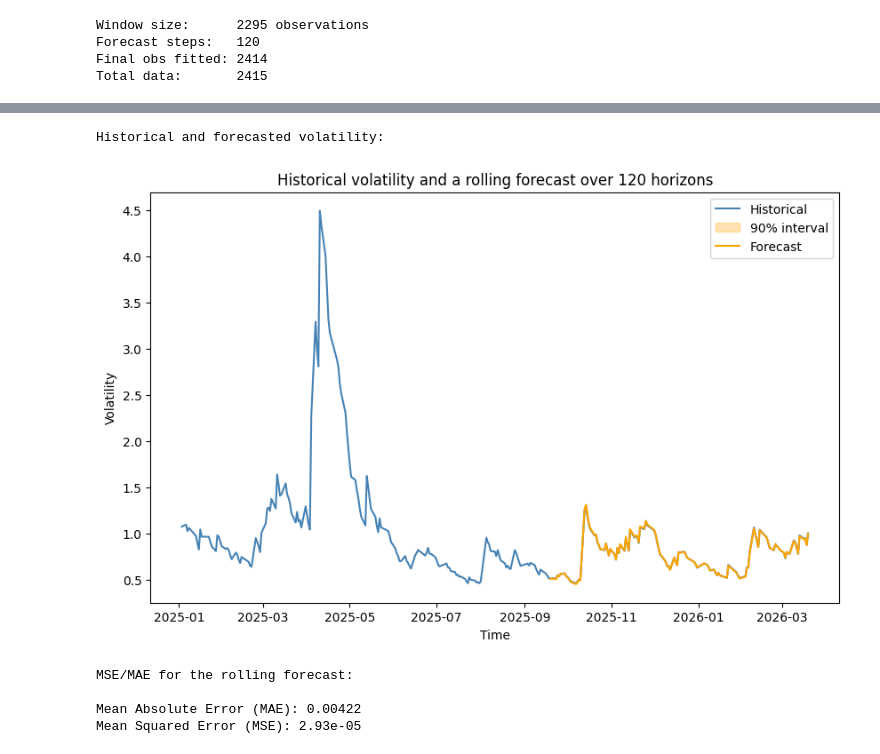
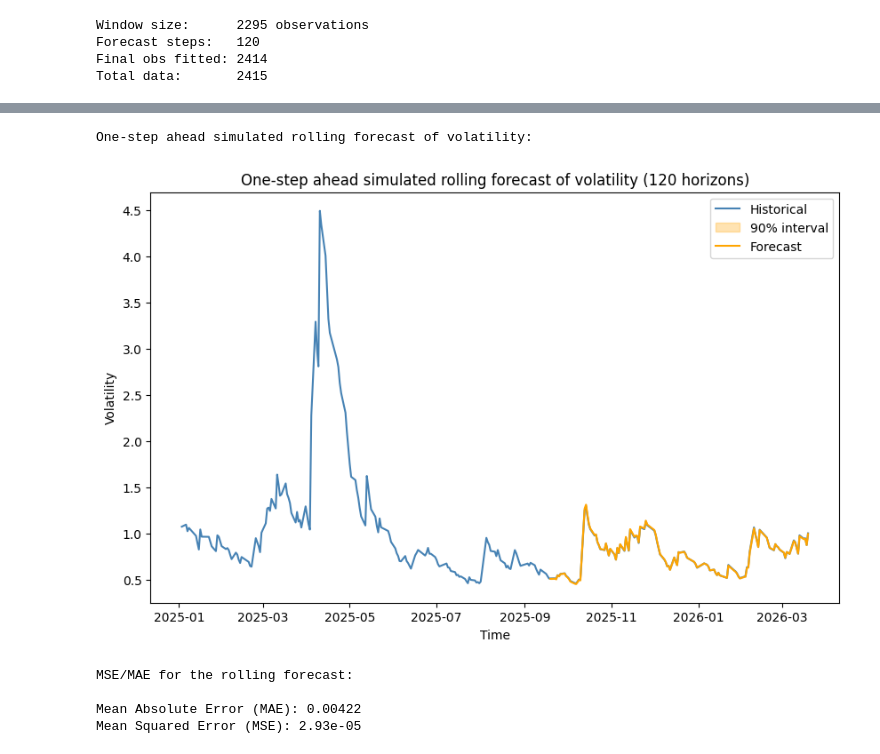
Before and after one commit to tros01/datacamp, a Jupyter notebook: solutions/volatility_modelling_toolkit_py.ipynb, the cells around one changed output, grey strips where cells are left out. Cells and saved outputs as stored; diff of their text form; code cells hidden in the pictures.

```diff
--- a/solutions/volatility_modelling_toolkit_py.ipynb
+++ b/solutions/volatility_modelling_toolkit_py.ipynb
@@ -1185,24 +1235,25 @@ fore = rwf_df.dropna(subset=["forecast_sigma"])
 # %%
 # Plot
 plt.figure(figsize=(10, 6))
 
 rwf_df = rwf_df[rwf_df["date"] > "2025-01-01"]
+simulated_rwf = rwf_df
 
 plt.plot(rwf_df.date, rwf_df.historical_sigma, color = "steelblue", label = "Historical")
 plt.fill_between(
     fore.date, fore.forecast_sigma_lo, fore.forecast_sigma_hi,
     alpha = 0.3, color = "orange", label = "90% interval"
 )
 plt.plot(fore.date, fore.forecast_sigma, color="orange", label="Forecast")
 
-plt.title("Historical volatility and a rolling forecast over 120 horizons")
+plt.title("One-step ahead simulated rolling forecast of volatility (120 horizons)")
 plt.xlabel("Time")
 plt.ylabel("Volatility")
 plt.legend()
 
-print("\nHistorical and forecasted volatility:\n")
+print("\nOne-step ahead simulated rolling forecast of volatility:\n")
 plt.show()
 # %% [output]
-Historical and forecasted volatility:
+One-step ahead simulated rolling forecast of volatility:
-[figure, old version]
+[figure, new version]
 # %%
```
Also changed, not shown: parts of 9 cells of this notebook.
